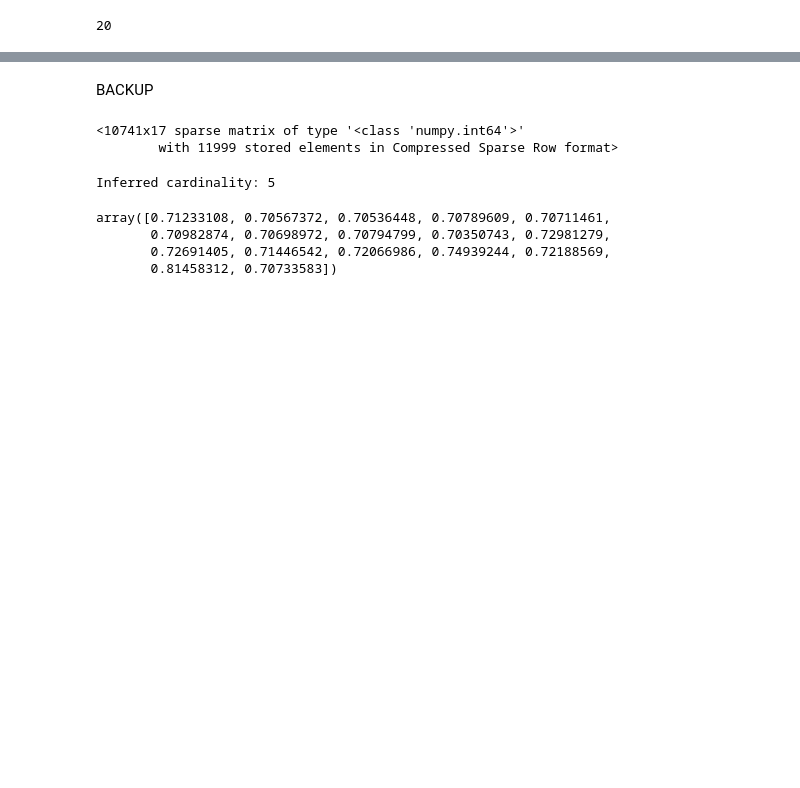
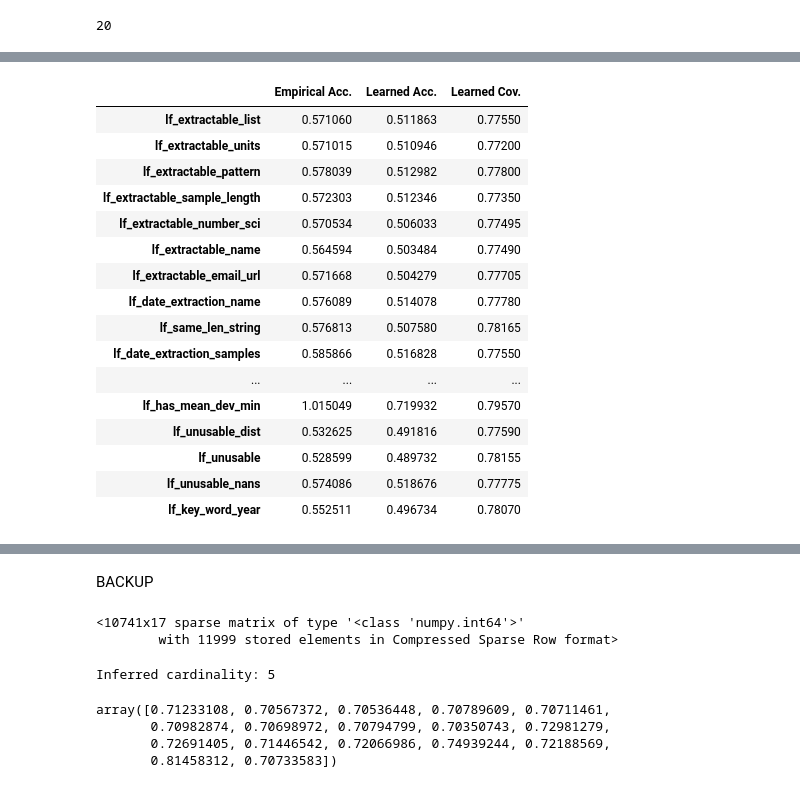
Before and after one commit to Jingwu010/featuretypeprediction, a Jupyter notebook: LF_MATRIX.ipynb, the cells around one changed output, grey strips where cells are left out. Drawn from its saved outputs; the diff is of its cells as text; code cells hidden in the pictures; blank space fills up the shorter version.

```diff
--- a/LF_MATRIX.ipynb
+++ b/LF_MATRIX.ipynb
@@ -124,0 +113,9 @@ lfs_mixed = [lf_key_word_year]
+# %%
+Ls = np.zeros((n,m), dtype=int)
+j = -1
+for lf in total_lfs:
+    j += 1
+    i = -1
+    for index, row in df.iterrows():
+        i += 1
+        Ls[i][j] = lf(row)
@@ -133,6 +157,6 @@ total_lfs
 # %% [output]
 20
 # %%
-n, m = len(df), total_lfs+1
+n, m = len(df), total_lfs
 n, m
 # %% [output]
@@ -140,5 +164,5 @@ n, m
 # %%
-Ls = np.zeros((n,m))
+Ls = np.zeros((n,m), dtype=int)
 j = -1
 flag_1 = [False] * n
 cnt = 0
@@ -173,6 +197,6 @@ for lf in LFs_3:
         if Ls[i][j] != 0:
             flag_3[i] = True
 
-j+=1
-for i in np.where(np.array(flag_3)==False)[0]:
-    Ls[i][j] = 5
+# j+=1
+# for i in np.where(np.array(flag_3)==False)[0]:
+#     Ls[i][j] = 5
@@ -188,0 +203,2 @@ dtype: int64
+# %%
+Ls = np.array(Ls)
@@ -258 +305,28 @@ array([[0.04412389, 0.04412389, 0.04412389, 0.82350444, 0.04412389],
+# %%
+learned_table = gen_model.learned_lf_stats()
+learned_cov = learned_table.values[:, 1]
+learned_acc = learned_table.values[:,0]
+empirical_acc = gen_model.weights.lf_accuracy
+compared_stats = pd.DataFrame(np.stack((empirical_acc, learned_acc, learned_cov)).T,
+                             index = [lf.__name__ for lf in total_lfs],
+                             columns=['Empirical Acc.','Learned Acc.','Learned Cov.'])
+compared_stats
+# %% [output]
+|  | Empirical Acc. | Learned Acc. | Learned Cov. |
+| lf_extractable_list | 0.571060 | 0.511863 | 0.77550 |
+| lf_extractable_units | 0.571015 | 0.510946 | 0.77200 |
+| lf_extractable_pattern | 0.578039 | 0.512982 | 0.77800 |
+| lf_extractable_sample_length | 0.572303 | 0.512346 | 0.77350 |
+| lf_extractable_number_sci | 0.570534 | 0.506033 | 0.77495 |
+| lf_extractable_name | 0.564594 | 0.503484 | 0.77490 |
+| lf_extractable_email_url | 0.571668 | 0.504279 | 0.77705 |
+| lf_date_extraction_name | 0.576089 | 0.514078 | 0.77780 |
+| lf_same_len_string | 0.576813 | 0.507580 | 0.78165 |
+| lf_date_extraction_samples | 0.585866 | 0.516828 | 0.77550 |
+| ... | ... | ... | ... |
+| lf_has_mean_dev_min | 1.015049 | 0.719932 | 0.79570 |
+| lf_unusable_dist | 0.532625 | 0.491816 | 0.77590 |
+| lf_unusable | 0.528599 | 0.489732 | 0.78155 |
+| lf_unusable_nans | 0.574086 | 0.518676 | 0.77775 |
+| lf_key_word_year | 0.552511 | 0.496734 | 0.78070 |
 # %%
```
Also changed, not shown: parts of 55 cells of this notebook, 26 other files.
